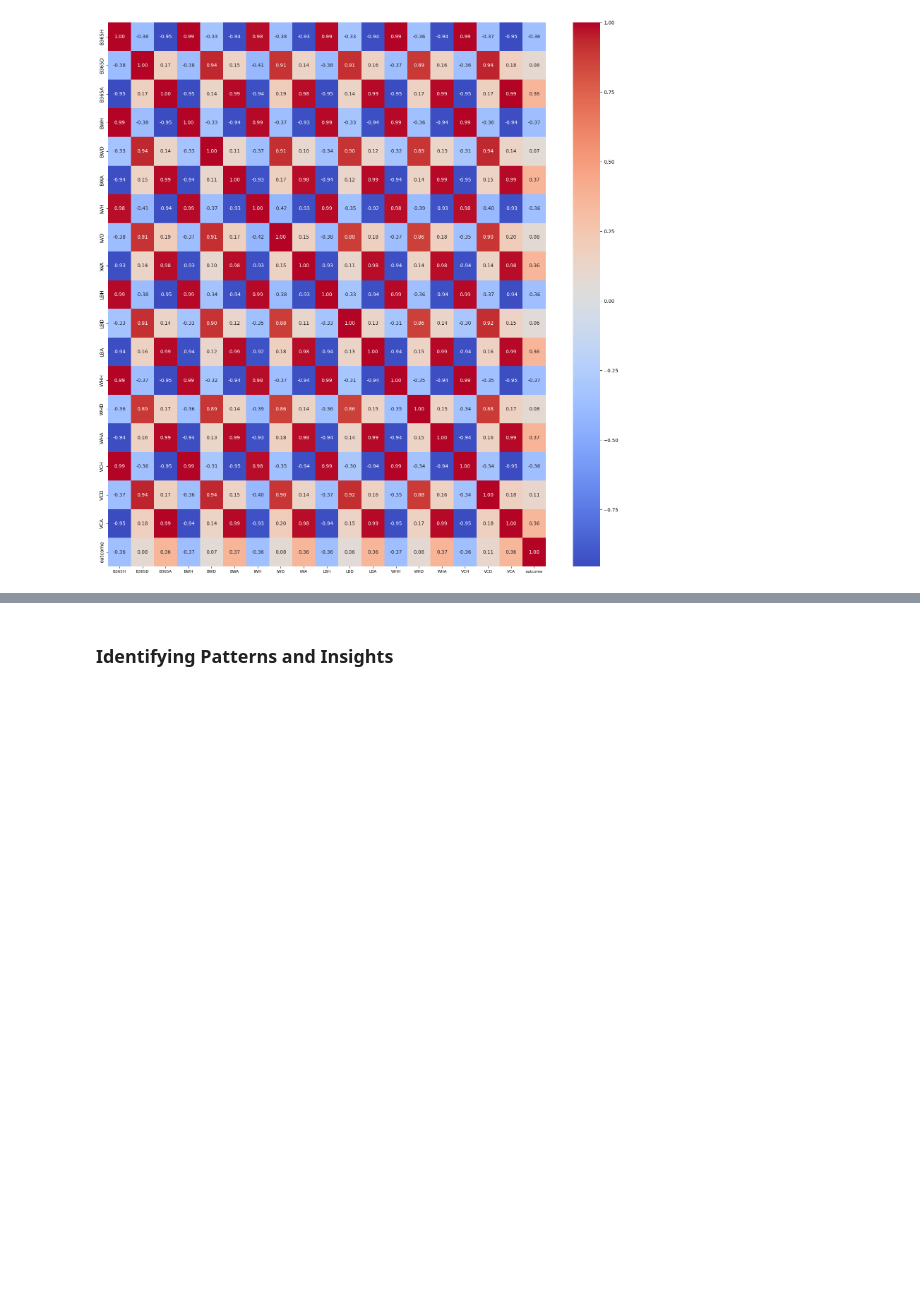
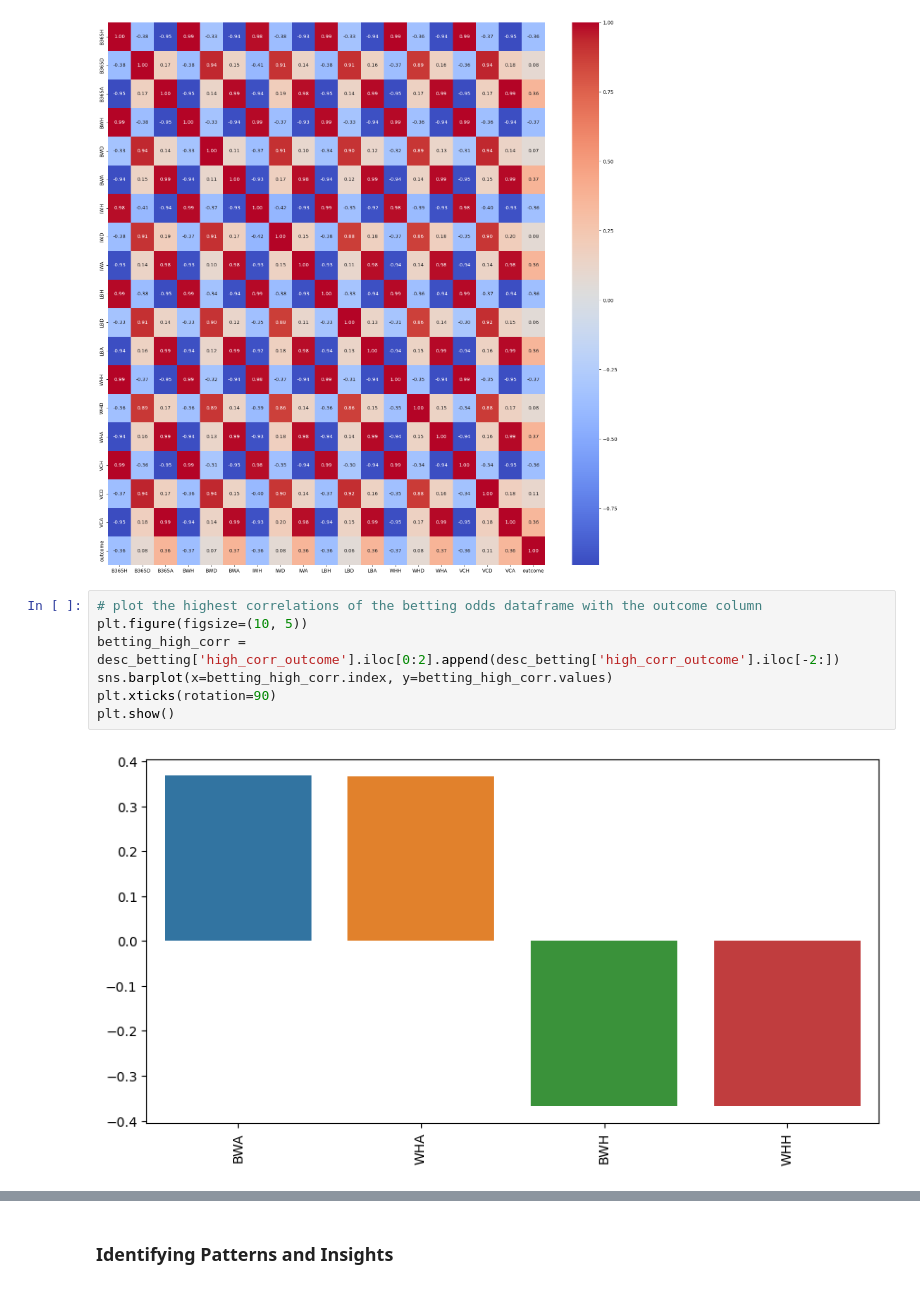
Before and after one commit to arditluzi1/DoppExercise2, a Jupyter notebook: notebooks/match_outcome.ipynb, the cells around one changed output, grey strips where cells are left out. Drawn from its saved outputs; the diff is of its cells as text; blank space fills up the shorter version.

```diff
--- a/notebooks/match_outcome.ipynb
+++ b/notebooks/match_outcome.ipynb
@@ -1033,4 +1030,13 @@ sns.heatmap(desc_betting['corr'], annot=True, fmt='.2f', cmap='coolwarm')
 plt.show()
 # %% [output]
 [figure]
+# %%
+# plot the highest correlations of the betting odds dataframe with the outcome column
+plt.figure(figsize=(10, 5))
+betting_high_corr = desc_betting['high_corr_outcome'].iloc[0:2].append(desc_betting['high_corr_outcome'].iloc[-2:])
+sns.barplot(x=betting_high_corr.index, y=betting_high_corr.values)
+plt.xticks(rotation=90)
+plt.show()
+# %% [output]
+[figure, added]
 # %%
```
Also changed, not shown: parts of 36 cells of this notebook.
